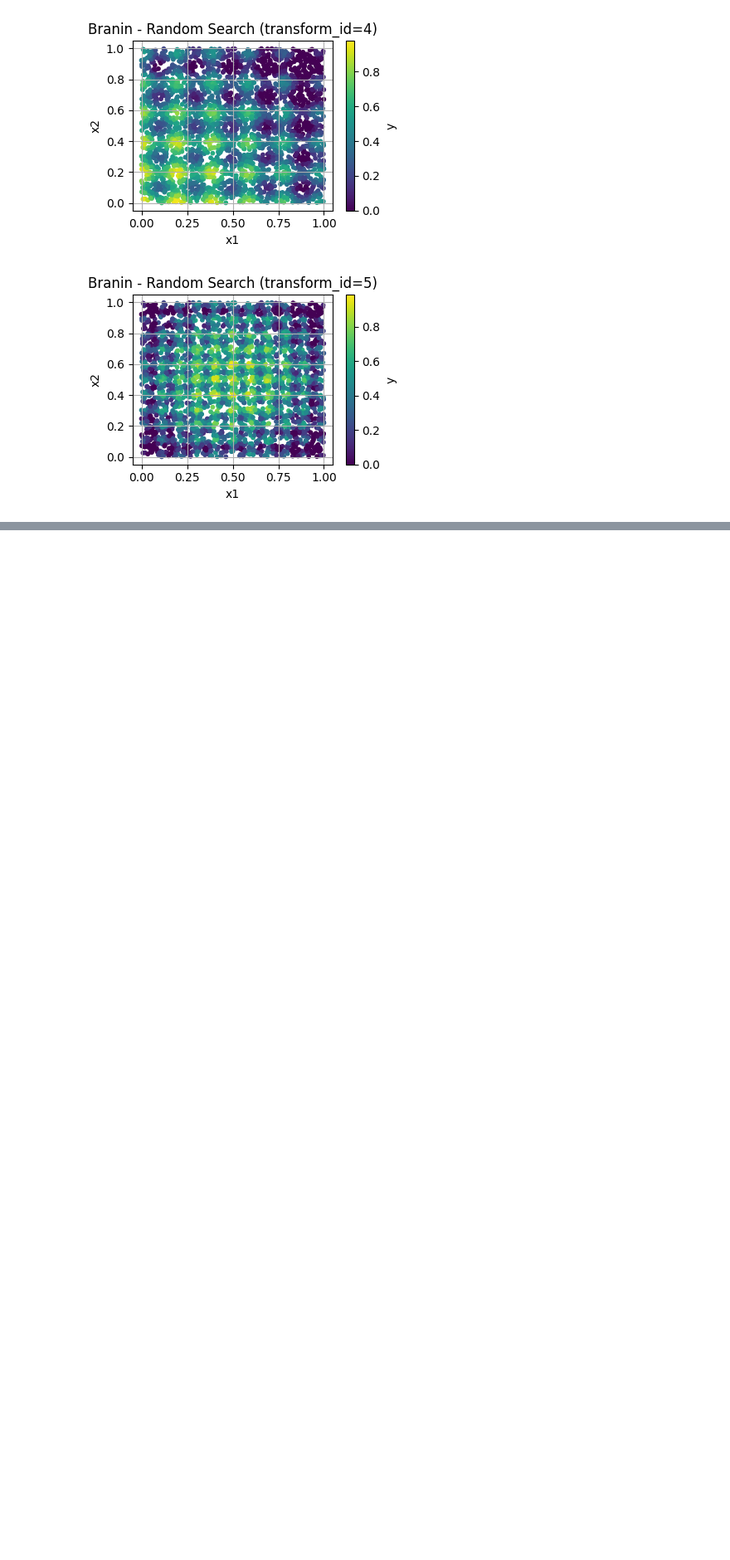
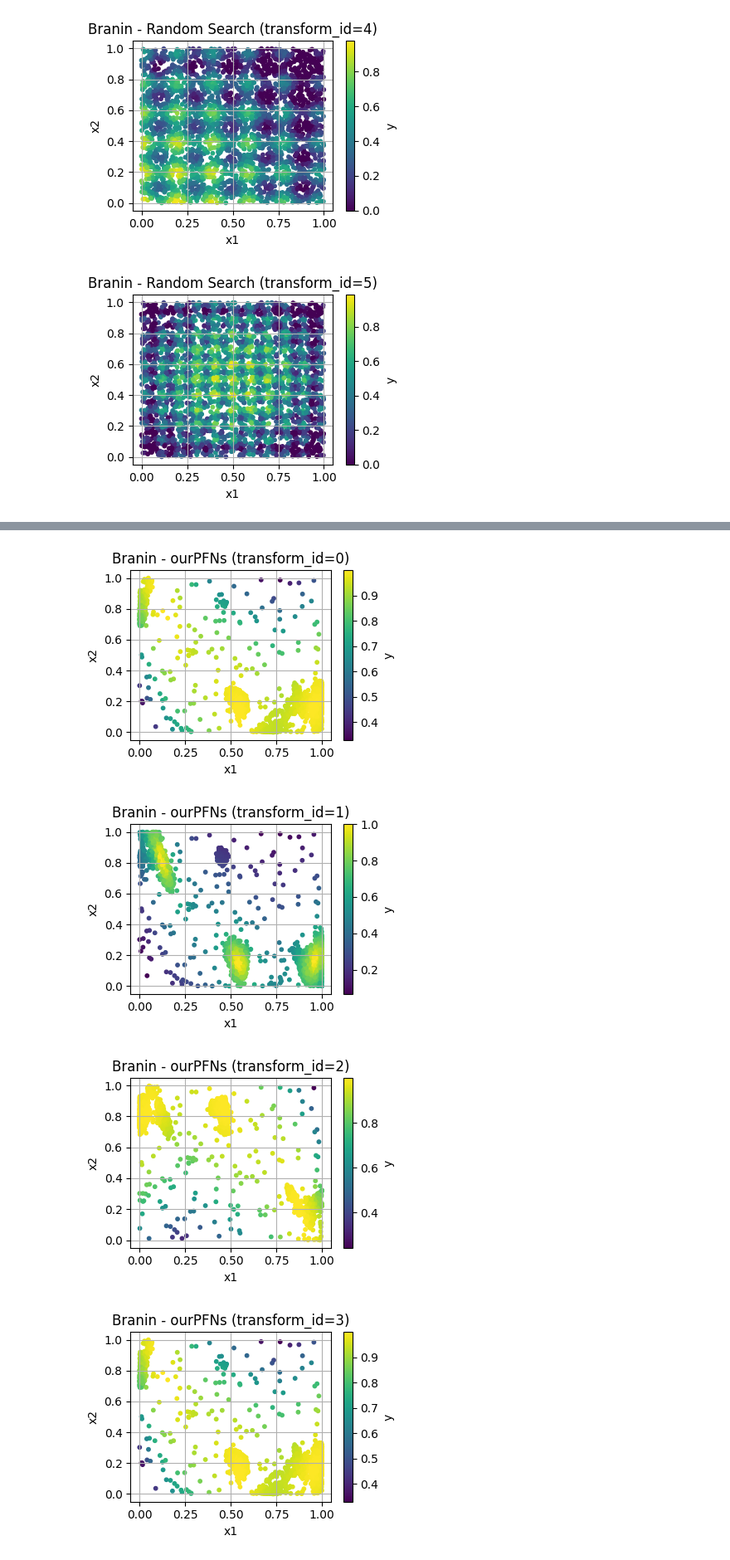
Before and after one commit to timruhkopf/ExperiencedFT-PFNs, a Jupyter notebook: HPO_tasks/Synthetic/plot.ipynb, the cells around one changed output, grey strips where cells are left out. Shown at 83% size. Cells and saved outputs as stored; diff of their text form; code cells hidden in the pictures; blank space fills up the shorter version.

```diff
--- a/HPO_tasks/Synthetic/plot.ipynb
+++ b/HPO_tasks/Synthetic/plot.ipynb
@@ -83,0 +101,24 @@ for transform_id in df['transform_id'].unique():
+# %%
+method = 'ourPFNs'
+function_name = "Branin"
+dfm = df[(df['method'] == method) & (df['function_name'] == function_name)]
+# Plot for each transform_id
+unique_transforms = dfm['transform_id'].unique()
+
+for transform_id in unique_transforms:
+    df_subset = dfm[dfm['transform_id'] == transform_id]
+
+    plt.figure(figsize=(4, 3))
+    sc = plt.scatter(df_subset['x1'], df_subset['x2'], c=df_subset['y'], cmap='viridis', s=10)
+    plt.colorbar(sc, label='y')
+    plt.xlabel('x1')
+    plt.ylabel('x2')
+    plt.title(f'{function_name} - {method} (transform_id={transform_id})')
+    plt.grid(True)
+    plt.tight_layout()
+    plt.show()
+# %% [output]
+[figure, added]
+[figure, added]
+[figure, added]
+[figure, added]
```
Also changed, not shown: parts of 6 cells of this notebook, 3 other files.
